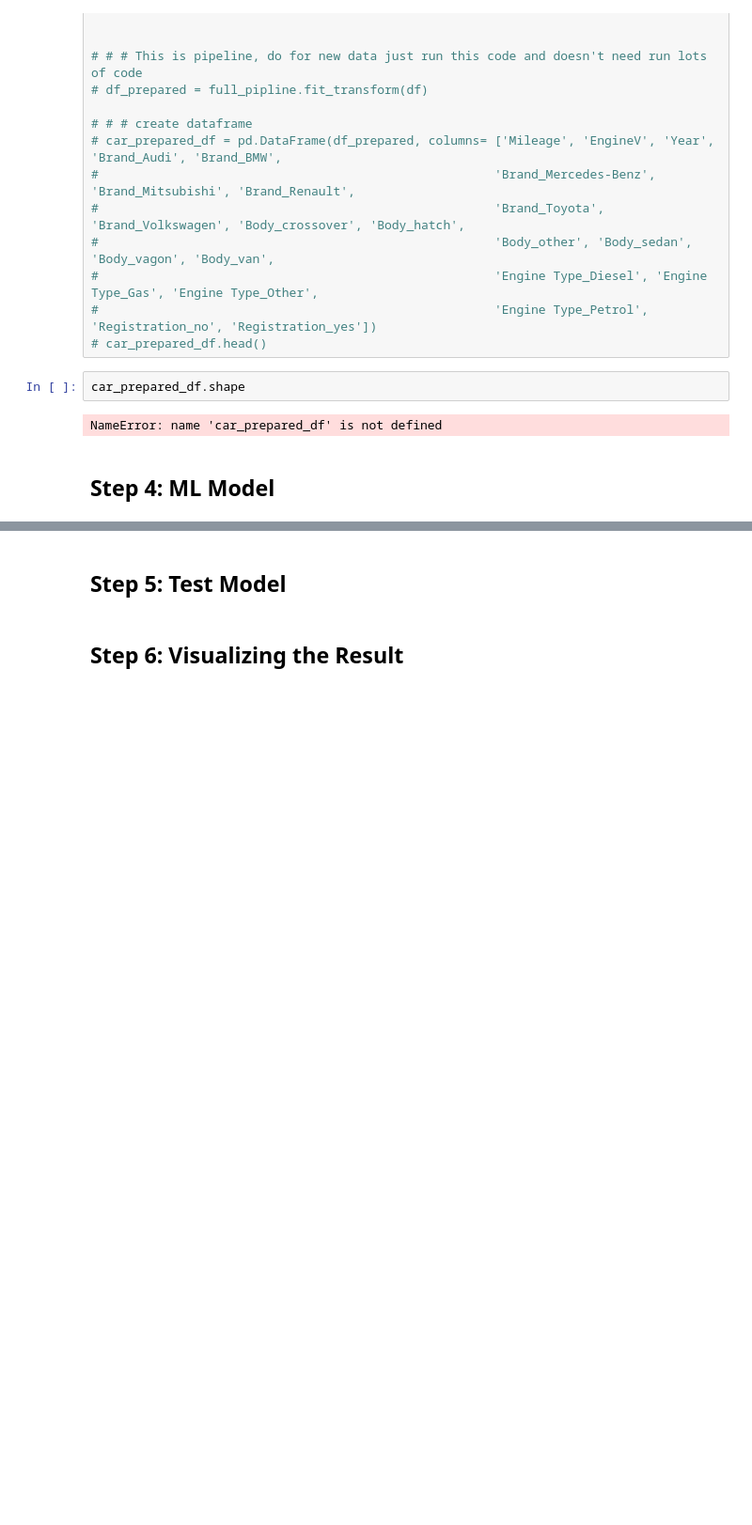
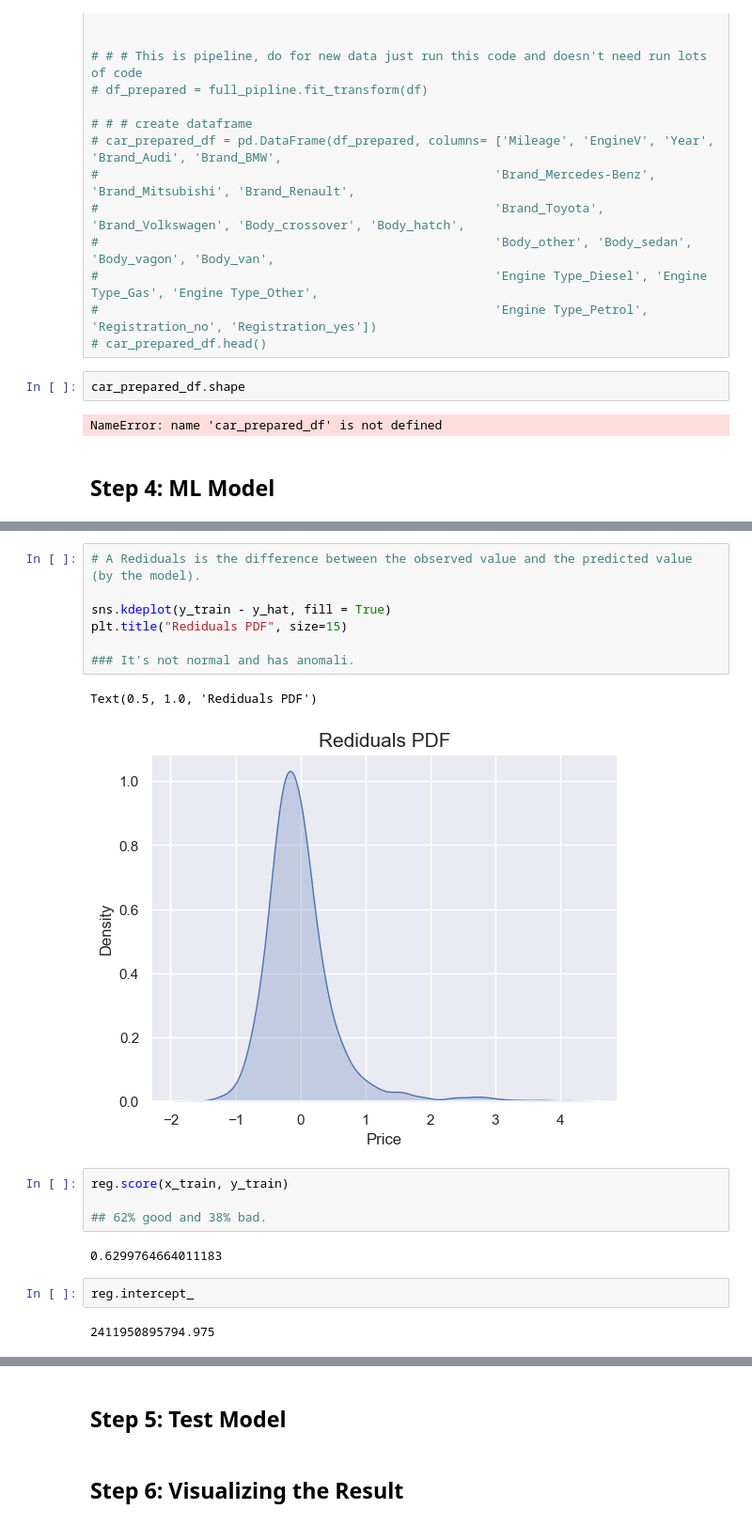
Before and after one commit to Naderiii/Predicting-the-used-car-price, a Jupyter notebook: Predicting the used car price.ipynb, the cells around one changed output, grey strips where cells are left out. Shown at 94% size. Saved outputs shown, nothing was run; the diff lists cells and outputs as text; blank space fills up the shorter version.

```diff
--- a/Predicting the used car price.ipynb
+++ b/Predicting the used car price.ipynb
@@ -435,0 +438,20 @@ final_noLabel
+# %%
+# A Rediduals is the difference between the observed value and the predicted value (by the model).
+
+sns.kdeplot(y_train - y_hat, fill = True)
+plt.title("Rediduals PDF", size=15)
+
+### It's not normal and has anomali.
+# %% [output]
+Text(0.5, 1.0, 'Rediduals PDF')
+[figure, added]
+# %%
+reg.score(x_train, y_train)
+
+## 62% good and 38% bad.
+# %% [output]
+0.6299764664011183
+# %%
+reg.intercept_
+# %% [output]
+2411950895794.975
```
Also changed, not shown: parts of 6 cells of this notebook.
